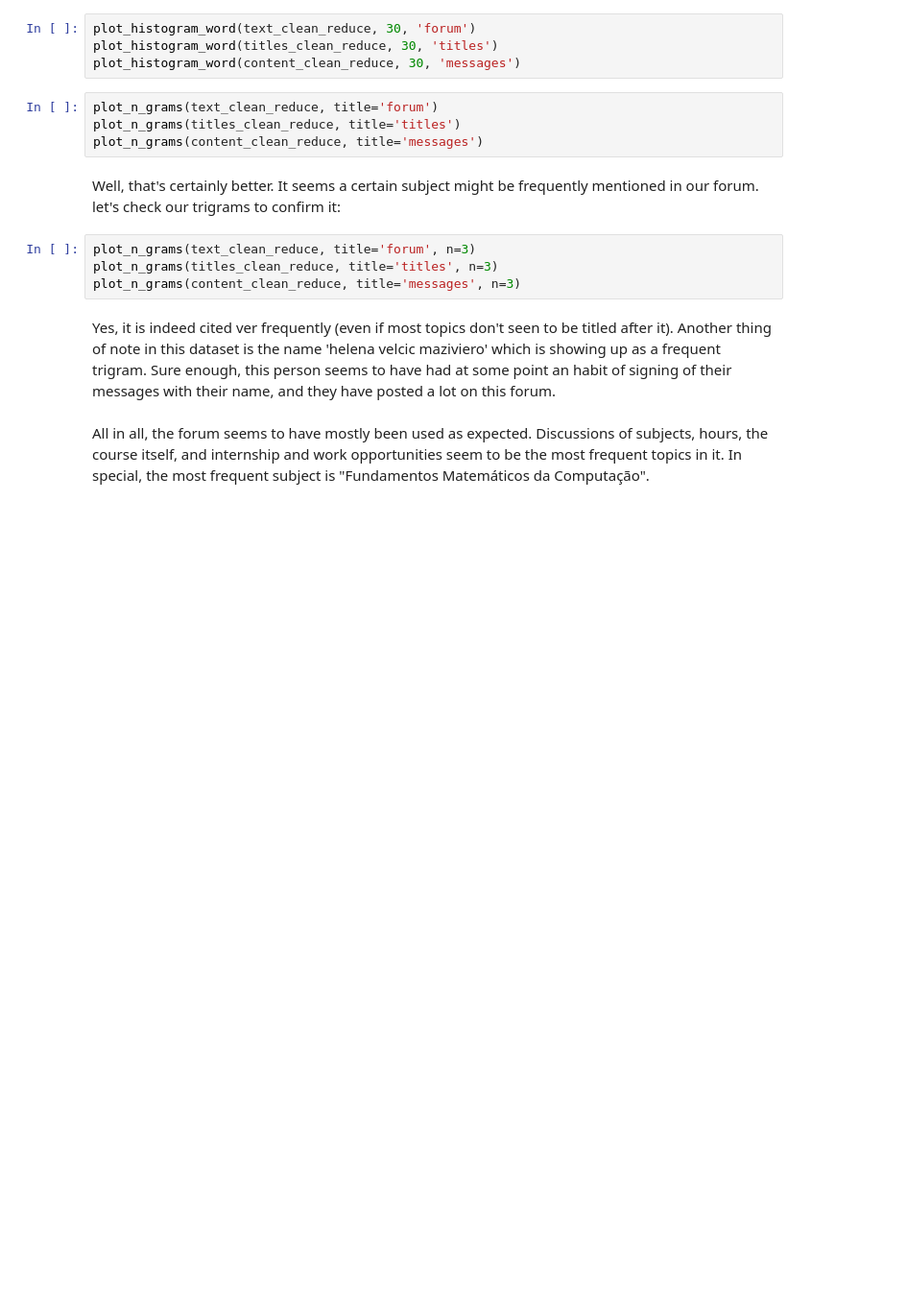
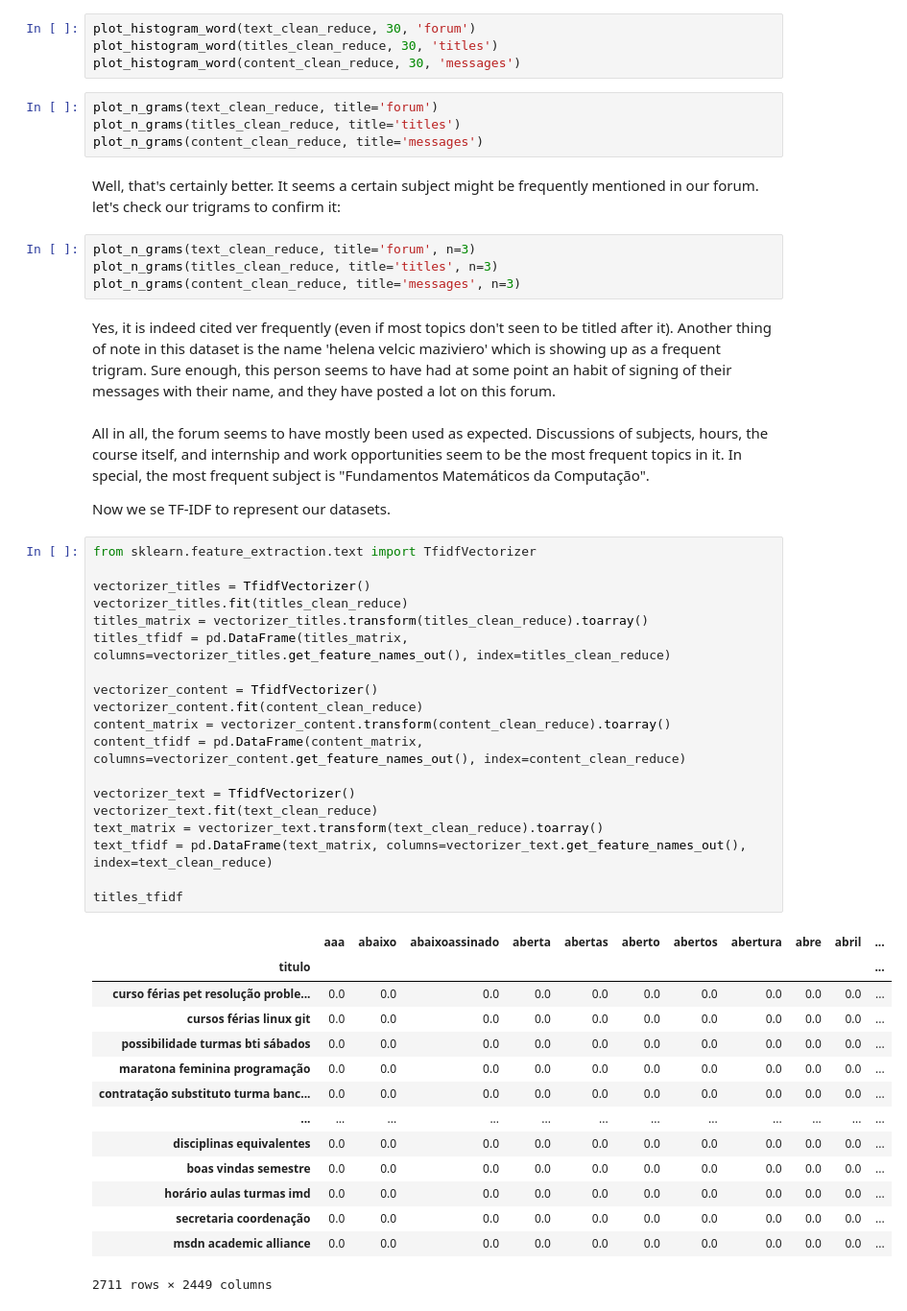
Before and after one commit to isaacmsl/pln-forum-sigaa, a Jupyter notebook: pipeline.ipynb, the cells around one changed output. Shown at 96% size. Cells and saved outputs as stored; diff of their text form; blank space fills up the shorter version.

Commit message:
feat: add TF-IDF dataset representation (#7)

```diff
--- a/pipeline.ipynb
+++ b/pipeline.ipynb
@@ -776,3 +680,39 @@ plot_n_grams(content_clean_reduce, title='messages', n=3)
 Yes, it is indeed cited ver frequently (even if most topics don't seen to be titled after it). Another thing of note in this dataset is the name 'helena velcic maziviero' which is showing up as a frequent trigram. Sure enough, this person seems to have had at some point an habit of signing of their messages with their name, and they have posted a lot on this forum.
 # %% [markdown]
 All in all, the forum seems to have mostly been used as expected. Discussions of subjects, hours, the course itself, and internship and work opportunities seem to be the most frequent topics in it. In special, the most frequent subject is "Fundamentos Matemáticos da Computação".
+
+Now we se TF-IDF to represent our datasets.
+# %%
+from sklearn.feature_extraction.text import TfidfVectorizer
+
+vectorizer_titles = TfidfVectorizer()
+vectorizer_titles.fit(titles_clean_reduce)
+titles_matrix = vectorizer_titles.transform(titles_clean_reduce).toarray()
+titles_tfidf = pd.DataFrame(titles_matrix, columns=vectorizer_titles.get_feature_names_out(), index=titles_clean_reduce)
+
+vectorizer_content = TfidfVectorizer()
+vectorizer_content.fit(content_clean_reduce)
+content_matrix = vectorizer_content.transform(content_clean_reduce).toarray()
+content_tfidf = pd.DataFrame(content_matrix, columns=vectorizer_content.get_feature_names_out(), index=content_clean_reduce)
+
+vectorizer_text = TfidfVectorizer()
+vectorizer_text.fit(text_clean_reduce)
+text_matrix = vectorizer_text.transform(text_clean_reduce).toarray()
+text_tfidf = pd.DataFrame(text_matrix, columns=vectorizer_text.get_feature_names_out(), index=text_clean_reduce)
+
+titles_tfidf
+# %% [output]
+|  | aaa | abaixo | abaixoassinado | aberta | abertas | aberto | abertos | abertura | abre | abril | ... |
+| titulo |  |  |  |  |  |  |  |  |  |  | ... |
+| curso férias pet resolução proble... | 0.0 | 0.0 | 0.0 | 0.0 | 0.0 | 0.0 | 0.0 | 0.0 | 0.0 | 0.0 | ... |
+| cursos férias linux git | 0.0 | 0.0 | 0.0 | 0.0 | 0.0 | 0.0 | 0.0 | 0.0 | 0.0 | 0.0 | ... |
+| possibilidade turmas bti sábados | 0.0 | 0.0 | 0.0 | 0.0 | 0.0 | 0.0 | 0.0 | 0.0 | 0.0 | 0.0 | ... |
+| maratona feminina programação | 0.0 | 0.0 | 0.0 | 0.0 | 0.0 | 0.0 | 0.0 | 0.0 | 0.0 | 0.0 | ... |
+| contratação substituto turma banc... | 0.0 | 0.0 | 0.0 | 0.0 | 0.0 | 0.0 | 0.0 | 0.0 | 0.0 | 0.0 | ... |
+| ... | ... | ... | ... | ... | ... | ... | ... | ... | ... | ... | ... |
+| disciplinas equivalentes | 0.0 | 0.0 | 0.0 | 0.0 | 0.0 | 0.0 | 0.0 | 0.0 | 0.0 | 0.0 | ... |
+| boas vindas semestre | 0.0 | 0.0 | 0.0 | 0.0 | 0.0 | 0.0 | 0.0 | 0.0 | 0.0 | 0.0 | ... |
+| horário aulas turmas imd | 0.0 | 0.0 | 0.0 | 0.0 | 0.0 | 0.0 | 0.0 | 0.0 | 0.0 | 0.0 | ... |
+| secretaria coordenação | 0.0 | 0.0 | 0.0 | 0.0 | 0.0 | 0.0 | 0.0 | 0.0 | 0.0 | 0.0 | ... |
+| msdn academic alliance | 0.0 | 0.0 | 0.0 | 0.0 | 0.0 | 0.0 | 0.0 | 0.0 | 0.0 | 0.0 | ... |
+2711 rows × 2449 columns
```
Also changed, not shown: parts of 8 cells of this notebook.
